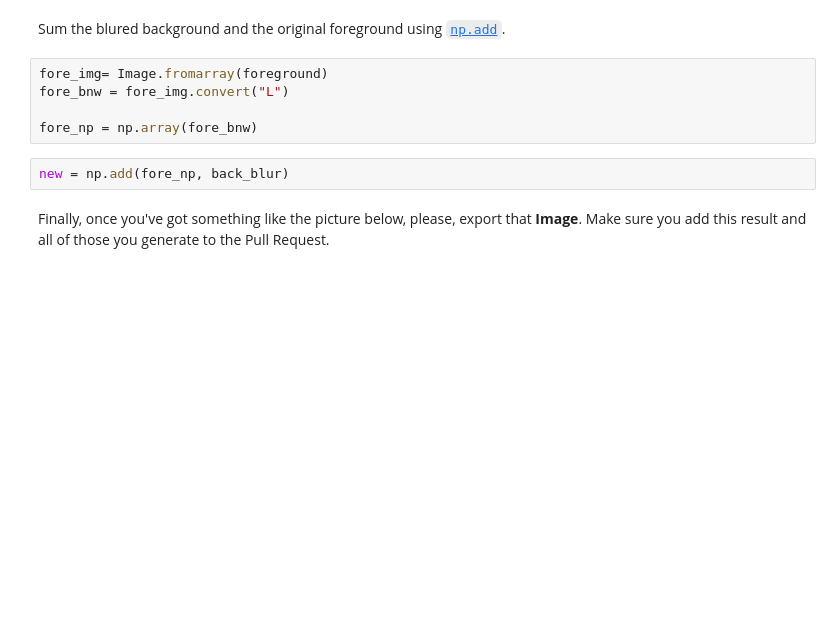
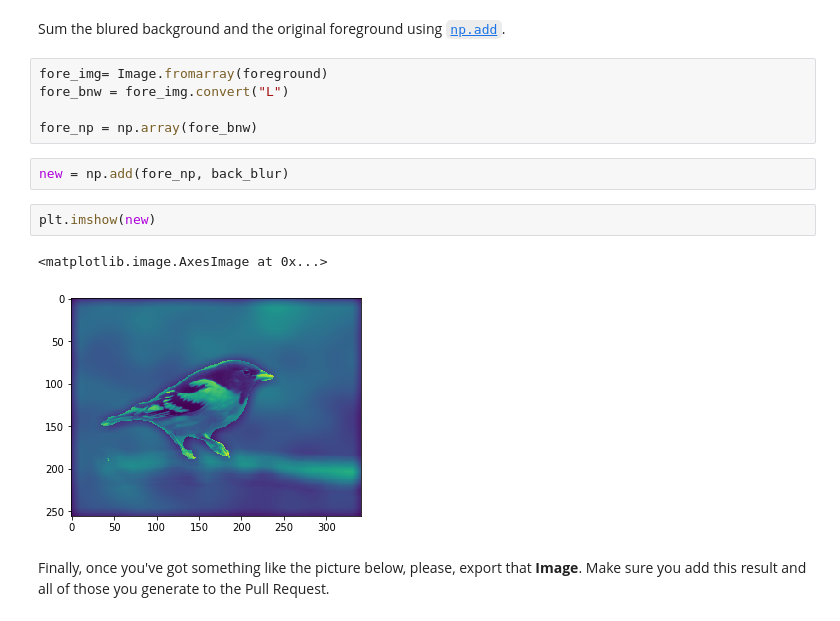
Before and after one commit to Carolinacastioni/lab-image-segmentation, a Jupyter notebook: main.ipynb, the cells around one changed output. Drawn from its saved outputs; the diff is of its cells as text; blank space fills up the shorter version.

```diff
--- a/main.ipynb
+++ b/main.ipynb
@@ -244,6 +244,11 @@ fore_bnw = fore_img.convert("L")
 fore_np = np.array(fore_bnw)
 # %%
 new = np.add(fore_np, back_blur)
+# %%
+plt.imshow(new)
+# %% [output]
+<matplotlib.image.AxesImage at 0x...>
+[figure, added]
 # %% [markdown]
 Finally, once you've got something like the picture below, please, export that **Image**. Make sure you add this result and all of those you generate to the Pull Request.
 # %% [markdown]
```
Also changed, not shown: parts of 5 cells of this notebook.
